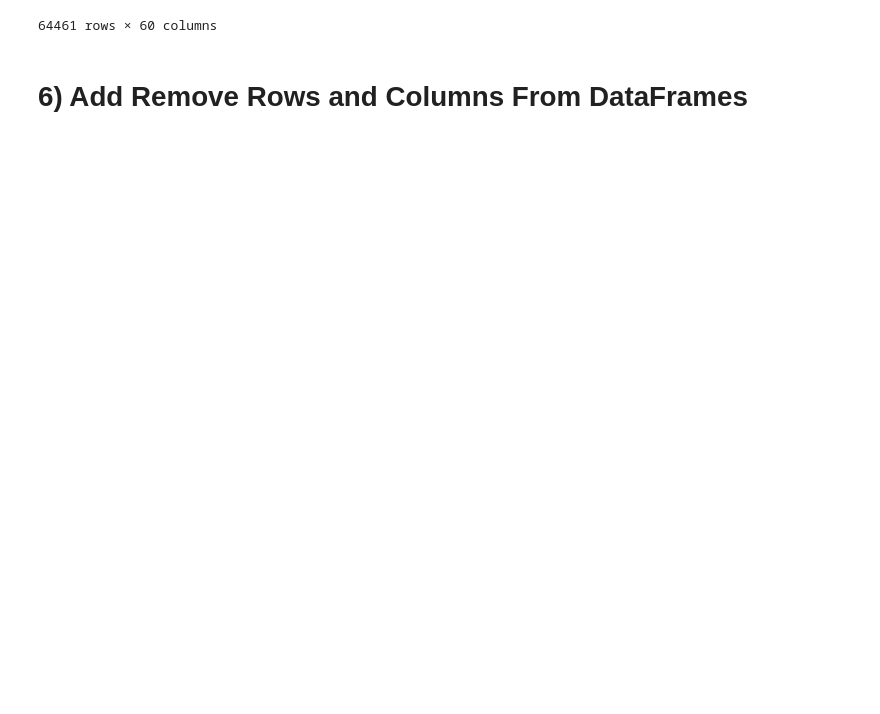
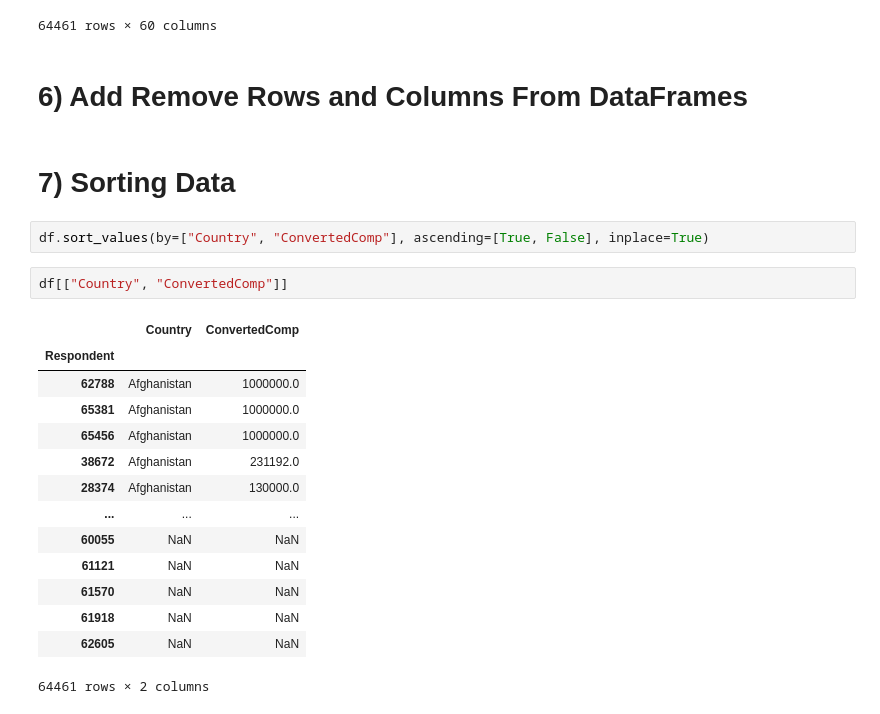
Before and after one commit to yonycherkos/data_analysis, a Jupyter notebook: pandas/Pandas Tutorials.ipynb, the cells around one changed output. Cells and saved outputs as stored; diff of their text form; blank space fills up the shorter version.

Commit message:
7) Sorting Data

```diff
--- a/pandas/Pandas Tutorials.ipynb
+++ b/pandas/Pandas Tutorials.ipynb
@@ -257,3 +257,24 @@ df
 64461 rows × 60 columns
 # %% [markdown]
 # 6) Add Remove Rows and Columns From DataFrames
+# %% [markdown]
+# 7) Sorting Data
+# %%
+df.sort_values(by=["Country", "ConvertedComp"], ascending=[True, False], inplace=True)
+# %%
+df[["Country", "ConvertedComp"]]
+# %% [output]
+|  | Country | ConvertedComp |
+| Respondent |  |  |
+| 62788 | Afghanistan | 1000000.0 |
+| 65381 | Afghanistan | 1000000.0 |
+| 65456 | Afghanistan | 1000000.0 |
+| 38672 | Afghanistan | 231192.0 |
+| 28374 | Afghanistan | 130000.0 |
+| ... | ... | ... |
+| 60055 | NaN | NaN |
+| 61121 | NaN | NaN |
+| 61570 | NaN | NaN |
+| 61918 | NaN | NaN |
+| 62605 | NaN | NaN |
+64461 rows × 2 columns
```
Also changed, not shown: parts of 2 cells of this notebook, 1 other file.
